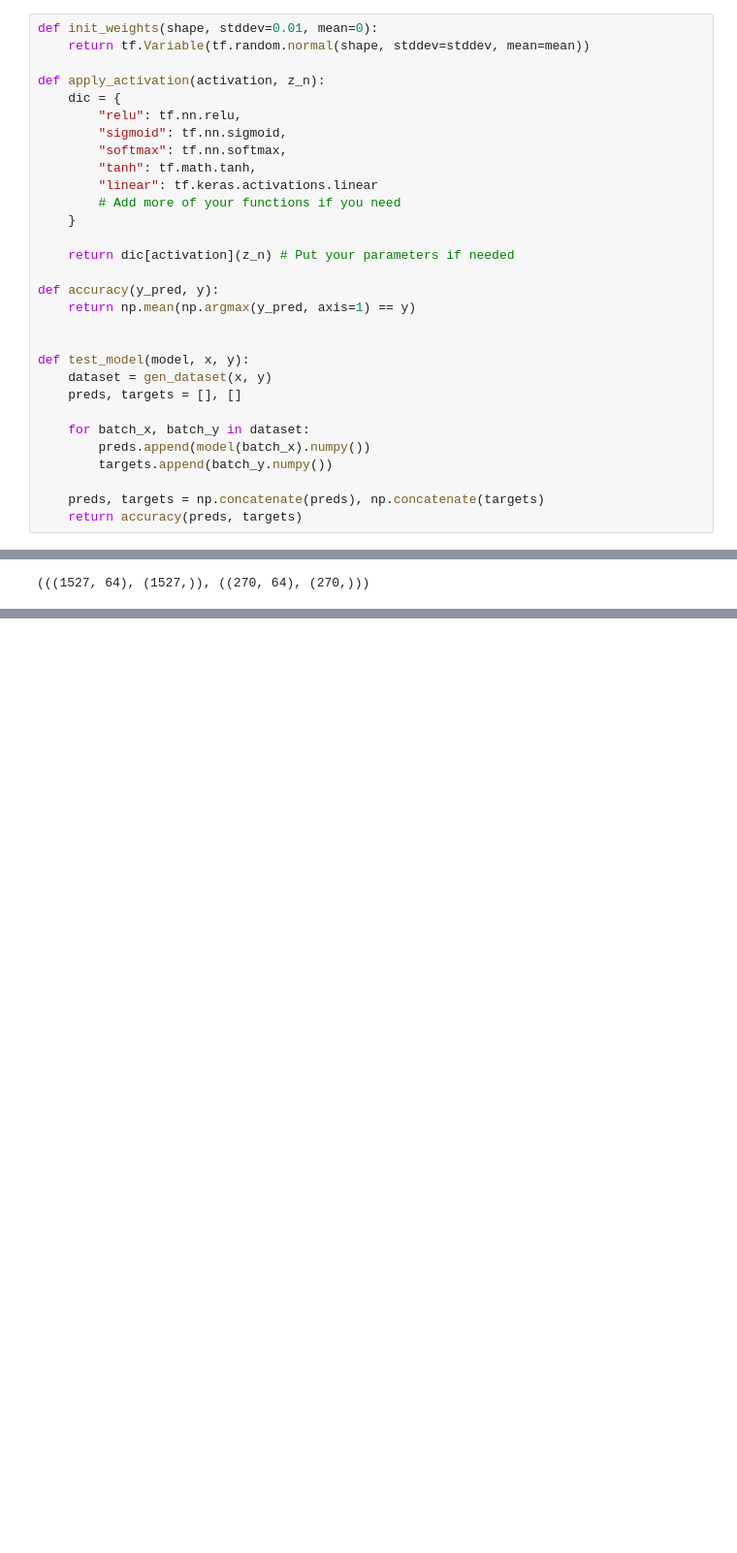
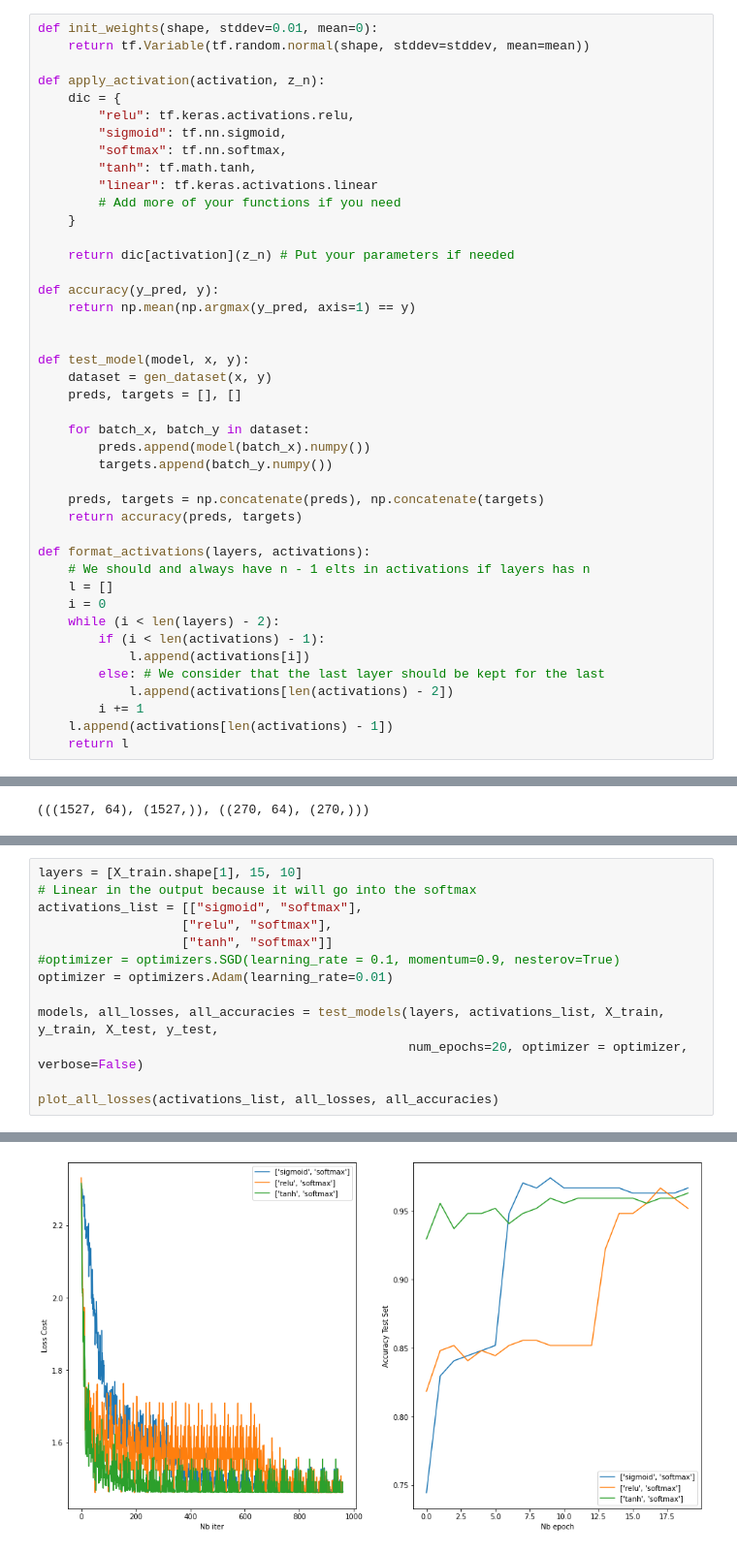
Before and after one commit to davidchen9830/ML, a Jupyter notebook: DNN/tensorflow/tf_dnn.ipynb, the cells around one changed output, grey strips where cells are left out. Shown at 97% size. Cells and saved outputs as stored; diff of their text form; blank space fills up the shorter version.

```diff
--- a/DNN/tensorflow/tf_dnn.ipynb
+++ b/DNN/tensorflow/tf_dnn.ipynb
@@ -14,7 +14,7 @@ def init_weights(shape, stddev=0.01, mean=0):
 
 def apply_activation(activation, z_n):
     dic = {
-        "relu": tf.nn.relu,
+        "relu": tf.keras.activations.relu,
         "sigmoid": tf.nn.sigmoid,
         "softmax": tf.nn.softmax,
         "tanh": tf.math.tanh,
@@ -38,6 +38,19 @@ def test_model(model, x, y):
 
     preds, targets = np.concatenate(preds), np.concatenate(targets)
     return accuracy(preds, targets)
+
+def format_activations(layers, activations):
+    # We should and always have n - 1 elts in activations if layers has n
+    l = []
+    i = 0
+    while (i < len(layers) - 2):
+        if (i < len(activations) - 1):
+            l.append(activations[i])
+        else: # We consider that the last layer should be kept for the last
+            l.append(activations[len(activations) - 2])
+        i += 1
+    l.append(activations[len(activations) - 1])
+    return l
 # %%
 class L_Layer_Model:
     # We consider layer to be [input, h1, h2, h3, ..., output]
@@ -170,0 +228,14 @@ Epoch 14, train_acc = 0.9993, test_acc = 0.9667
+# %%
+layers = [X_train.shape[1], 15, 10]
+# Linear in the output because it will go into the softmax
+activations_list = [["sigmoid", "softmax"],
+                   ["relu", "softmax"],
+                   ["tanh", "softmax"]]
+#optimizer = optimizers.SGD(learning_rate = 0.1, momentum=0.9, nesterov=True)
+optimizer = optimizers.Adam(learning_rate=0.01)
+
+models, all_losses, all_accuracies = test_models(layers, activations_list, X_train, y_train, X_test, y_test,
+                                                 num_epochs=20, optimizer = optimizer, verbose=False)
+
+plot_all_losses(activations_list, all_losses, all_accuracies)
+# %% [output]
@@ -170,0 +245 @@ Epoch 14, train_acc = 0.9993, test_acc = 0.9667
+[figure, added]
```
Also changed, not shown: parts of 14 cells of this notebook, 2 other files.
